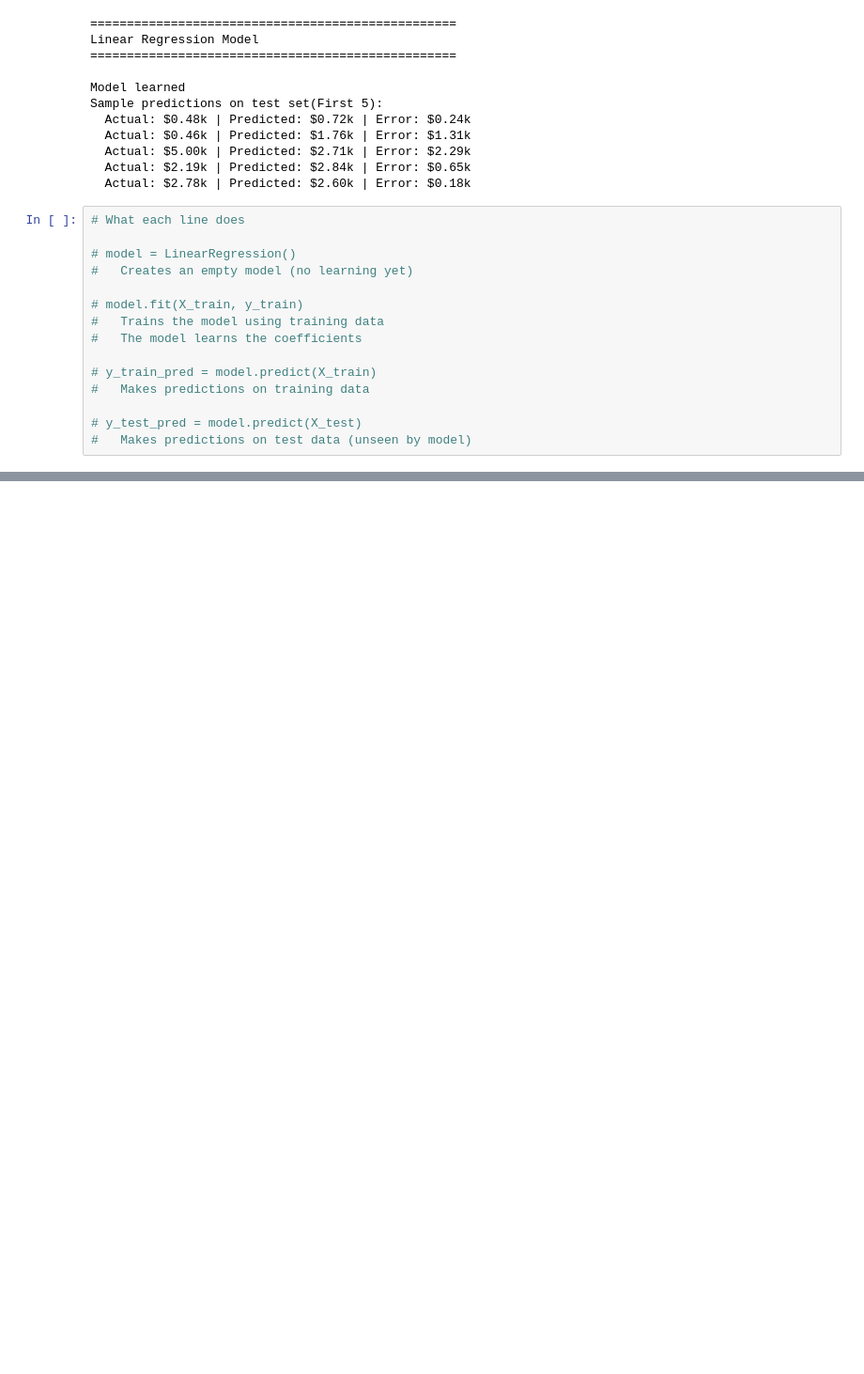
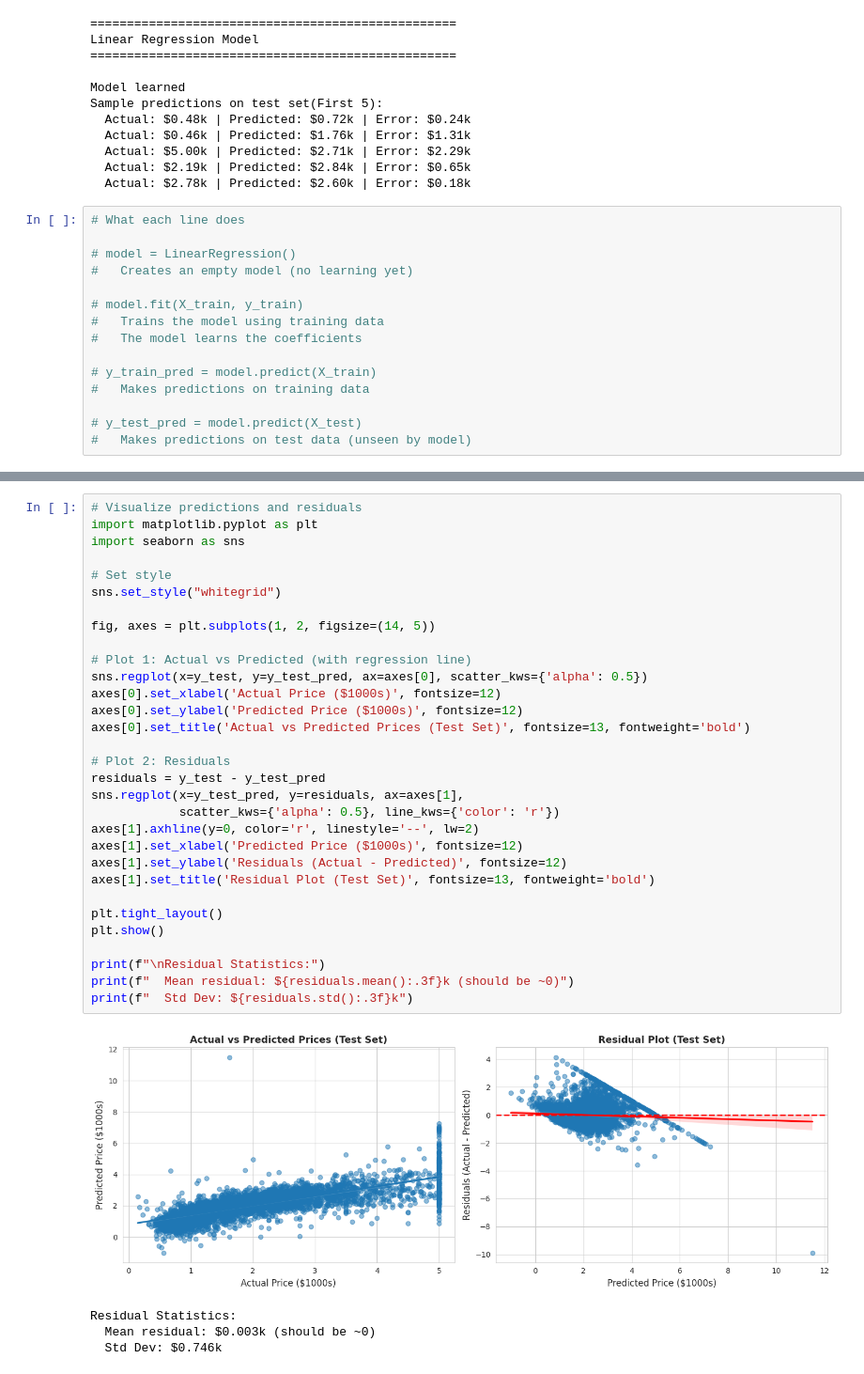
Before and after one commit to gmdkaio/house-price-ml, a Jupyter notebook: eda.ipynb, the cells around one changed output, grey strips where cells are left out. Shown at 94% size. Cells and saved outputs as stored; diff of their text form; blank space fills up the shorter version.

Commit message:
Linear regression evaluation + coefficient impact visualization

```diff
--- a/eda.ipynb
+++ b/eda.ipynb
@@ -307,0 +361,36 @@ Sample predictions on test set(First 5):
+# %%
+# Visualize predictions and residuals
+import matplotlib.pyplot as plt
+import seaborn as sns
+
+# Set style
+sns.set_style("whitegrid")
+
+fig, axes = plt.subplots(1, 2, figsize=(14, 5))
+
+# Plot 1: Actual vs Predicted (with regression line)
+sns.regplot(x=y_test, y=y_test_pred, ax=axes[0], scatter_kws={'alpha': 0.5})
+axes[0].set_xlabel('Actual Price ($1000s)', fontsize=12)
+axes[0].set_ylabel('Predicted Price ($1000s)', fontsize=12)
+axes[0].set_title('Actual vs Predicted Prices (Test Set)', fontsize=13, fontweight='bold')
+
+# Plot 2: Residuals
+residuals = y_test - y_test_pred
+sns.regplot(x=y_test_pred, y=residuals, ax=axes[1],
+            scatter_kws={'alpha': 0.5}, line_kws={'color': 'r'})
+axes[1].axhline(y=0, color='r', linestyle='--', lw=2)
+axes[1].set_xlabel('Predicted Price ($1000s)', fontsize=12)
+axes[1].set_ylabel('Residuals (Actual - Predicted)', fontsize=12)
+axes[1].set_title('Residual Plot (Test Set)', fontsize=13, fontweight='bold')
+
+plt.tight_layout()
+plt.show()
+
+print(f"\nResidual Statistics:")
+print(f"  Mean residual: ${residuals.mean():.3f}k (should be ~0)")
+print(f"  Std Dev: ${residuals.std():.3f}k")
+# %% [output]
+[figure, added]
+Residual Statistics:
+  Mean residual: $0.003k (should be ~0)
+  Std Dev: $0.746k
```
Also changed, not shown: parts of 4 cells of this notebook.
